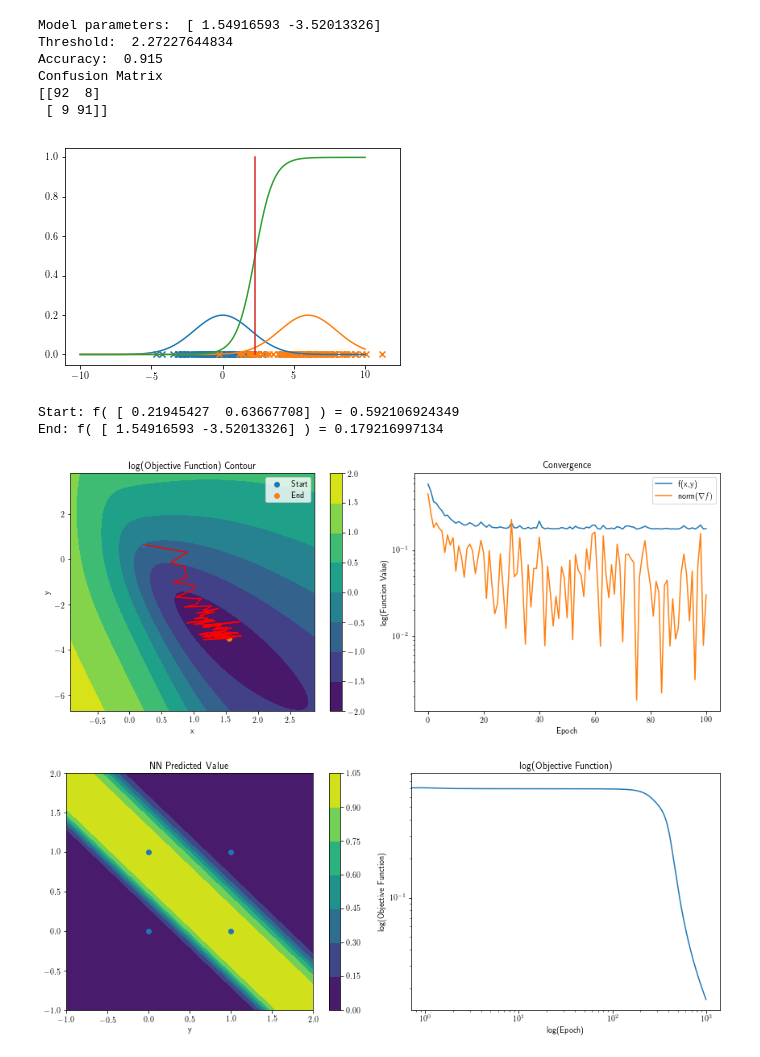
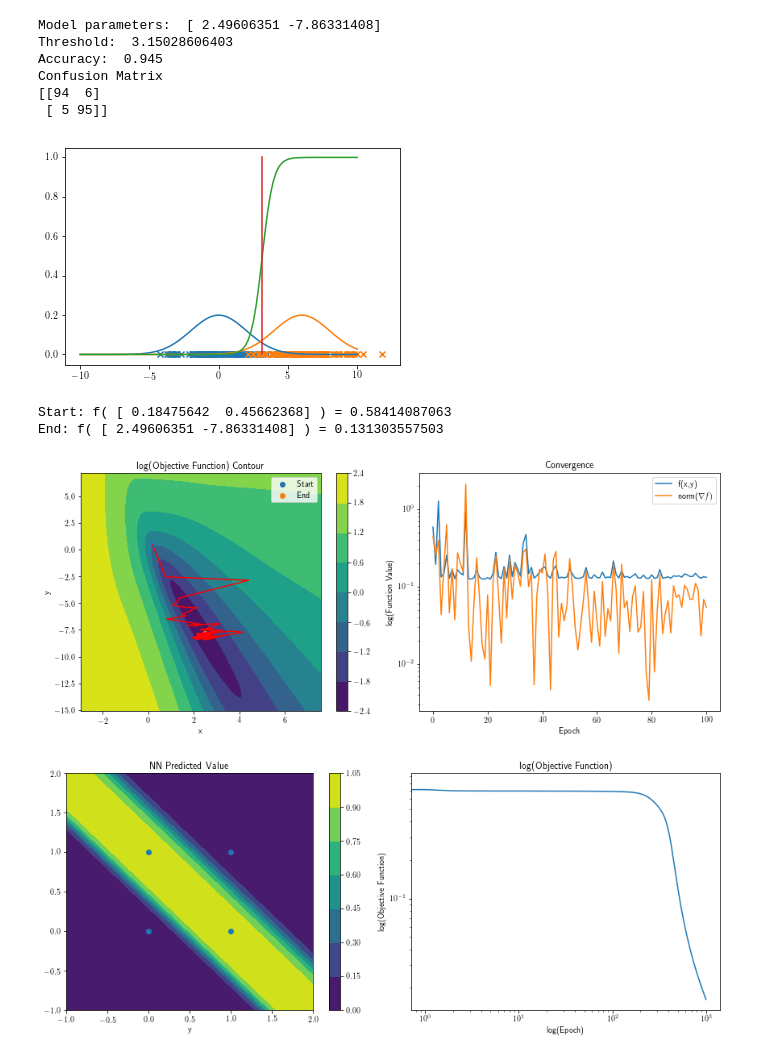
Before and after one commit to lewellen/dl-notes, a Jupyter notebook: Untitled.ipynb, the cells around one changed output. Drawn from its saved outputs; the diff is of its cells as text; code cells hidden in the pictures.

```diff
--- a/Untitled.ipynb
+++ b/Untitled.ipynb
@@ -131,34 +158,63 @@ class DescentOptimizer:
         self.maxIterations = maxIterations
 
     def gradientDescent(self, theta, dfd0):
+        # Also known as batch gradient descent
         trace = [theta]
         for _ in xrange(0, self.maxIterations):
             thetaP = theta
+
             grad = dfd0(theta)
             theta = np.add(theta, - self.step * grad)
-            diff = np.linalg.norm(np.subtract(thetaP, theta))
+
             trace.append(theta)
 
+            diff = np.linalg.norm(np.subtract(thetaP, theta))
             if(diff < self.epsilon):
                 break
 
         return (theta, trace)
 
     def stochasticGradientDescent(self, theta, dfd0, X):
-        sampleSize = int(0.2 * len(X))
-
         trace = [theta]
         for _ in xrange(0, self.maxIterations):
+            np.random.shuffle(X)
+
             thetaP = theta
-            grad = dfd0(theta, random.sample(X, sampleSize))
-            theta = np.add(theta, - self.step * grad)
-            diff = np.linalg.norm(np.subtract(thetaP, theta))
+            for x in X:
+                grad = dfd0(theta, [x])
+                theta = np.add(theta, - self.step * grad)
+
             trace.append(theta)
 
+            diff = np.linalg.norm(np.subtract(thetaP, theta))
             if(diff < self.epsilon):
                 break
 
         return (theta, trace)
+
+    def miniBatchGradientDescent(self, theta, dfd0, X):
+        dataSize = len(X)
+        sampleSize = min(64, int(round(0.1 * dataSize)))
+        partitions = (dataSize - (dataSize % sampleSize)) / sampleSize
+        if(dataSize % sampleSize != 0):
+            partitions += 1
+
+        trace = [theta]
+        for _ in xrange(0, self.maxIterations):
+            np.random.shuffle(X)
+
+            thetaP = theta
+            for x in np.array_split(X, partitions):
+                grad = dfd0(theta, x)
+                theta = np.add(theta, - self.step * grad)
+
+            trace.append(theta)
+
+            diff = np.linalg.norm(np.subtract(thetaP, theta))
+            if(diff < self.epsilon):
+                break
+
+        return (theta, trace)
 # %%
 # Minimum finding / convex opt
 f = lambda x: 1 * np.power(x[0] + 1, 2) + 3 * np.power(x[1] - 1, 2)
@@ -265,46 +321,46 @@ XYS = zip(XS, YS)
 
 # Solve
 opt = DescentOptimizer(step=2)
-theta, trace = opt.stochasticGradientDescent(np.array(np.random.rand(2)), dJd0, XYS)
+theta, trace = opt.miniBatchGradientDescent(np.array(np.random.rand(2)), dJd0, XYS)
 print "Model parameters: ", theta
 
 x0 = -theta[1] / theta[0]
 print "Threshold: ", x0
 
 predicted = map(lambda x : 0 if x < x0 else + 1, XS)
 print "Accuracy: ", accuracy_score(YS, predicted)
 print "Confusion Matrix "
 print confusion_matrix(YS, predicted)
 
 support = np.linspace(-10, +10, 100)
 zeros = np.zeros(100)
 
 fig, ax = plt.subplots()
 ax.plot(support, scipy.stats.norm.pdf(support, muA, sigmaA))
 ax.scatter(XSA, zeros, marker='x')
 ax.plot(support, scipy.stats.norm.pdf(support, muB, sigmaB))
 ax.scatter(XSB, zeros, marker='x')
 ax.plot(support, map(lambda x : logisticModel(theta, x), support))
 ax.plot([x0, x0], [0, 1])
 plt.show()
 
 fig, ax = plt.subplots(1, 2)
 fig.set_size_inches(12, 5)
 trajectoryPlot(fig, ax[0], trace, lambda x : J(x, XYS))
 convergencePlot(ax[1], trace, lambda x : J(x, XYS), lambda x : dJd0(x, XYS))
 fig.tight_layout()
 plt.show()
 # %% [output]
-Model parameters:  [ 1.54916593 -3.52013326]
-Threshold:  2.27227644834
-Accuracy:  0.915
+Model parameters:  [ 2.49606351 -7.86331408]
+Threshold:  3.15028606403
+Accuracy:  0.945
 Confusion Matrix
-[[92  8]
- [ 9 91]]
+[[94  6]
+ [ 5 95]]
-[figure, old version]
+[figure, new version]
-Start: f( [ 0.21945427  0.63667708] ) = 0.592106924349
-End: f( [ 1.54916593 -3.52013326] ) = 0.179216997134
+Start: f( [ 0.18475642  0.45662368] ) = 0.58414087063
+End: f( [ 2.49606351 -7.86331408] ) = 0.131303557503
-[figure, old version]
+[figure, new version]
 # %%
 import copy
 
```
Also changed, not shown: parts of 5 cells of this notebook.
